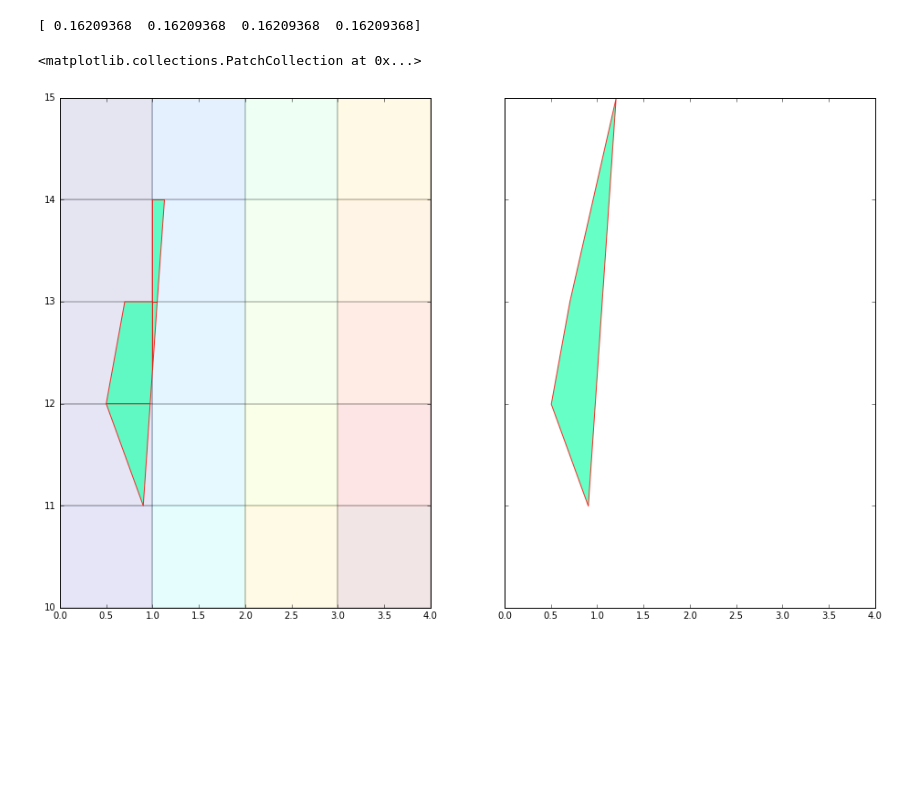
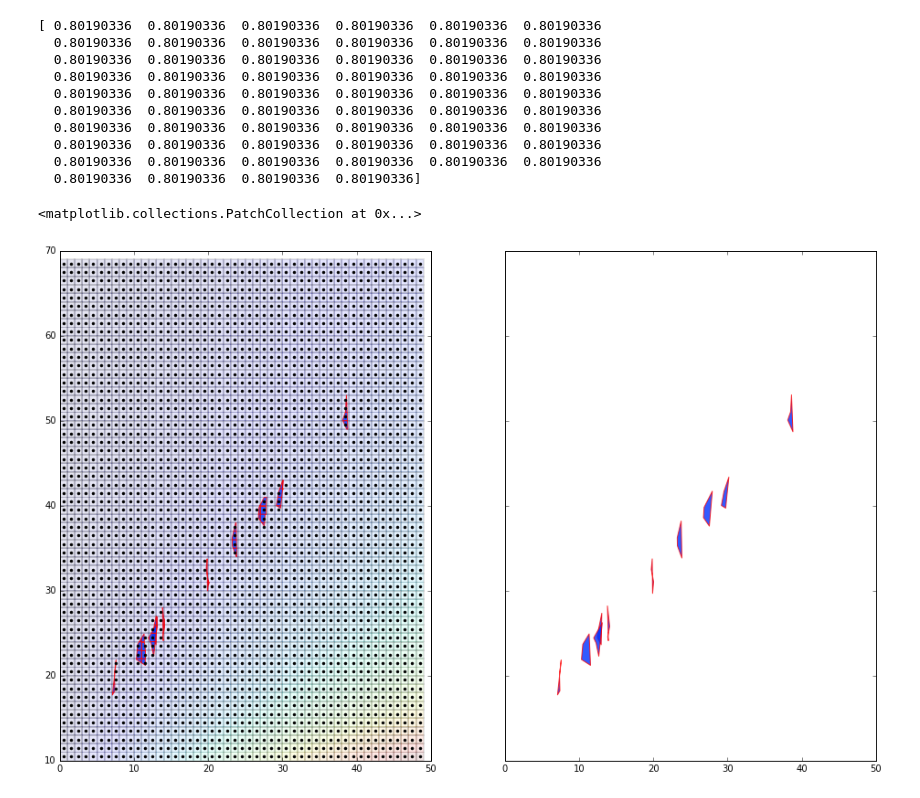
Before and after one commit to deeplycloudy/glmtools, a Jupyter notebook: examples/Coordinate graph.ipynb, the cells around one changed output. Saved outputs shown, nothing was run; the diff lists cells and outputs as text; code cells hidden in the pictures; blank space fills up the shorter version.

```diff
--- a/examples/Coordinate graph.ipynb
+++ b/examples/Coordinate graph.ipynb
@@ -6,11 +6,11 @@ import netCDF4
 from glmtools.io.glm import GLMDataset, fix_event_locations
 from glmtools.grid.clipping import QuadMeshSubset, QuadMeshPolySlicer
 # %%
-x = np.arange(5)
-y = np.arange(6)+10
+# x = np.arange(5)
+# y = np.arange(6)+10
 
-# x = np.arange(50)
-# y = np.arange(60)+10
+x = np.arange(50)
+y = np.arange(60)+10
 X,Y=np.meshgrid(x,y)
 # Y += X*X
 
@@ -23,7 +23,7 @@ print(lines[0:2, 0:2, :].tolist())
 
 a_poly = [(.5,12), (.7,13), (1.2,15), (.9, 11)]
 
-N_polys = 1
+N_polys = 10
 polys = np.asarray([a_poly] * N_polys)
-# polys += np.random.rand(N_polys,4,2)
+polys += np.random.rand(N_polys,4,2) + .8*x.shape[0]*np.random.rand(N_polys)[:,None,None]
 # %% [output]
@@ -32,5 +39,5 @@ polys = np.asarray([a_poly] * N_polys)
 # %%
-mesh = QuadMeshSubset(X, Y, n_neighbors=16)
+mesh = QuadMeshSubset(X, Y, n_neighbors=12)
 
 slicer = QuadMeshPolySlicer(mesh)
 
@@ -77,30 +94,40 @@ Calculating polygons from mesh ...
 # %%
 from matplotlib.patches import Polygon
 from matplotlib.collections import PatchCollection
 fig, axs = plt.subplots(1,2, figsize=(16,10), sharex=True, sharey=True)
 ax = axs[0]
 ax1 = axs[1]
 
 pm = ax.pcolormesh(X, Y, vals, edgecolor='black', alpha=0.1)
+ax.plot(mesh.X_ctr, mesh.Y_ctr, '.k')
 patches = [Polygon(p, True) for p, area in good_polys]
 patch_coll = PatchCollection(patches, edgecolor='red', norm=pm.norm, alpha=0.8)
 patch_vals = vals.mean()*np.ones((len(patches),))
 print(patch_vals)
 patch_coll.set_array(patch_vals)
 ax.add_collection(patch_coll)
 # plt.colorbar(patch_coll)
 
 patches = [Polygon(p, True) for p in polys]
 patch_coll = PatchCollection(patches, edgecolor='red', norm=pm.norm, alpha=0.8)
 patch_vals = vals.mean()*np.ones((len(patches),))
 patch_coll.set_array(patch_vals)
 ax1.add_collection(patch_coll)
 
 # x0, x1, y0, y1 = X.min(), X.max(), Y.min(), Y.max()
 
 # ax.axis((.4,1.5,10,16))
 # %% [output]
-[ 0.16209368  0.16209368  0.16209368  0.16209368]
+[ 0.80190336  0.80190336  0.80190336  0.80190336  0.80190336  0.80190336
+  0.80190336  0.80190336  0.80190336  0.80190336  0.80190336  0.80190336
+  0.80190336  0.80190336  0.80190336  0.80190336  0.80190336  0.80190336
+  0.80190336  0.80190336  0.80190336  0.80190336  0.80190336  0.80190336
+  0.80190336  0.80190336  0.80190336  0.80190336  0.80190336  0.80190336
+  0.80190336  0.80190336  0.80190336  0.80190336  0.80190336  0.80190336
+  0.80190336  0.80190336  0.80190336  0.80190336  0.80190336  0.80190336
+  0.80190336  0.80190336  0.80190336  0.80190336  0.80190336  0.80190336
+  0.80190336  0.80190336  0.80190336  0.80190336  0.80190336  0.80190336
+  0.80190336  0.80190336  0.80190336  0.80190336]
 <matplotlib.collections.PatchCollection at 0x...>
-[figure, old version]
+[figure, new version]
 # %%
```
Also changed, not shown: parts of 6 cells of this notebook, 3 other files.
